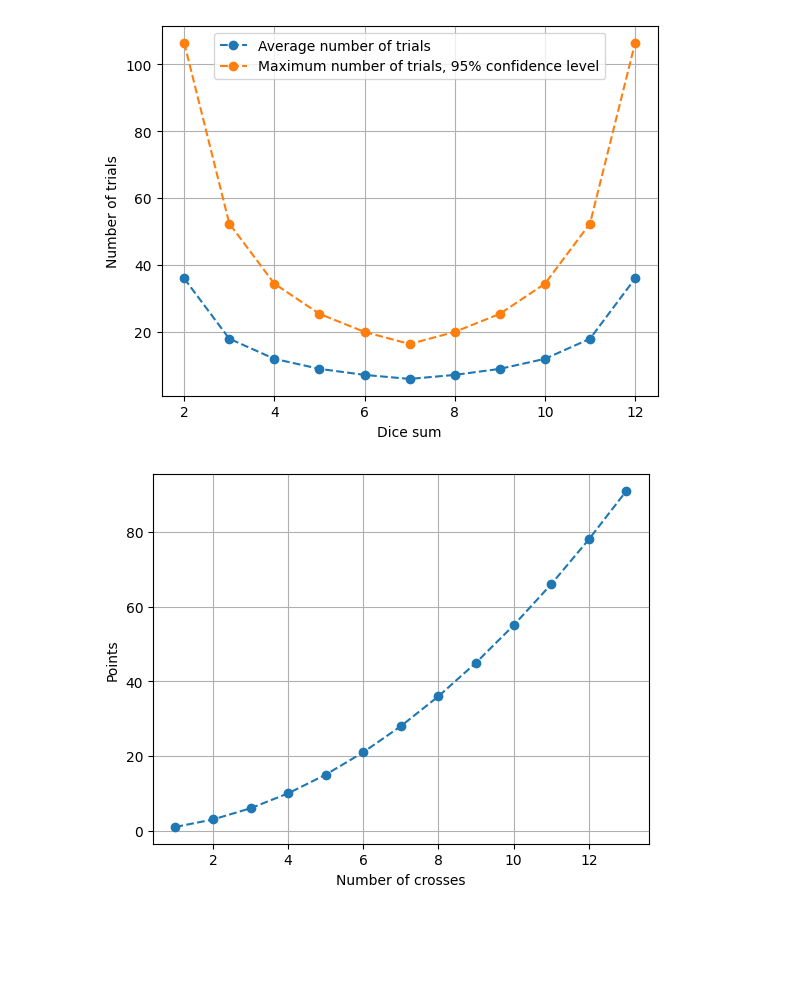
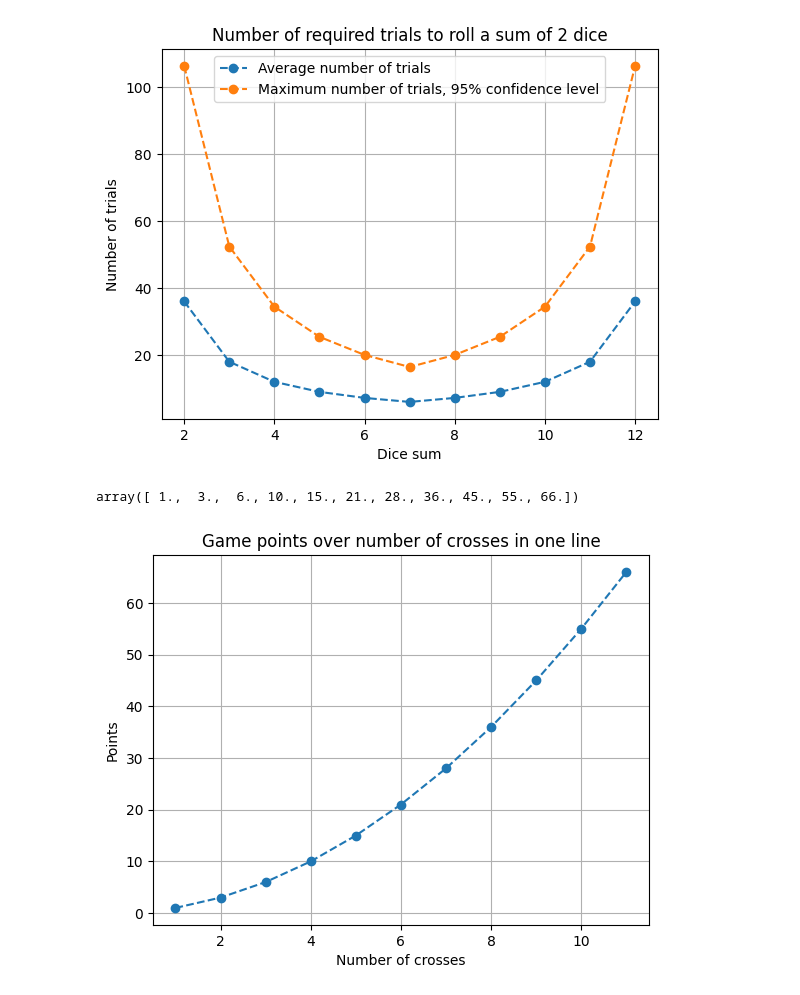
Before and after one commit to gerritnowald/boardgame-math, a Jupyter notebook: Quixx.ipynb, the cells around one changed output. Cells and saved outputs as stored; diff of their text form; code cells hidden in the pictures; blank space fills up the shorter version.

Commit message:
propability plot & point over trials plot

```diff
--- a/Quixx.ipynb
+++ b/Quixx.ipynb
@@ -13,22 +21,27 @@ Nmax = np.log(1 - c) / np.log(1 - p)
 # %%
 x = np.arange(2, 13)
 
-plt.plot(x, Navg, 'o--', label='Average number of trials')
+plt.plot(x, Navg, 'o--', label= 'Average number of trials')
 plt.plot(x, Nmax, 'o--', label=f'Maximum number of trials, {c:.0%} confidence level')
+plt.title('Number of required trials to roll a sum of 2 dice')
 plt.xlabel('Dice sum')
 plt.ylabel('Number of trials')
 plt.legend()
 plt.grid()
 # %% [output]
-[figure, old version]
+[figure, new version]
 # %%
-n = np.arange(1,14)
+n = np.arange(1,12)
 
 Points = n*(n+1)/2
 
 plt.plot(n, Points, 'o--')
+plt.title('Game points over number of crosses in one line')
 plt.xlabel('Number of crosses')
 plt.ylabel('Points')
 plt.grid()
+
+Points
 # %% [output]
+array([ 1.,  3.,  6., 10., 15., 21., 28., 36., 45., 55., 66.])
-[figure, old version]
+[figure, new version]
```
Also changed, not shown: parts of 3 cells of this notebook.
